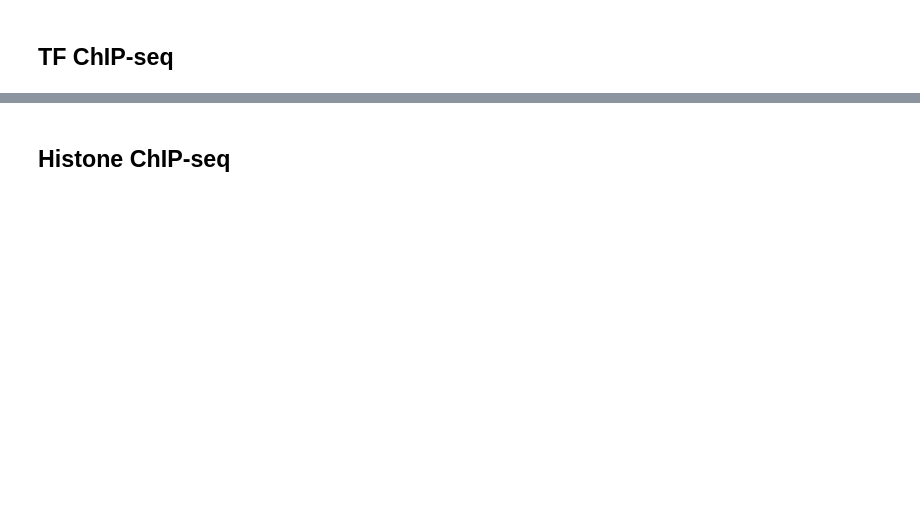
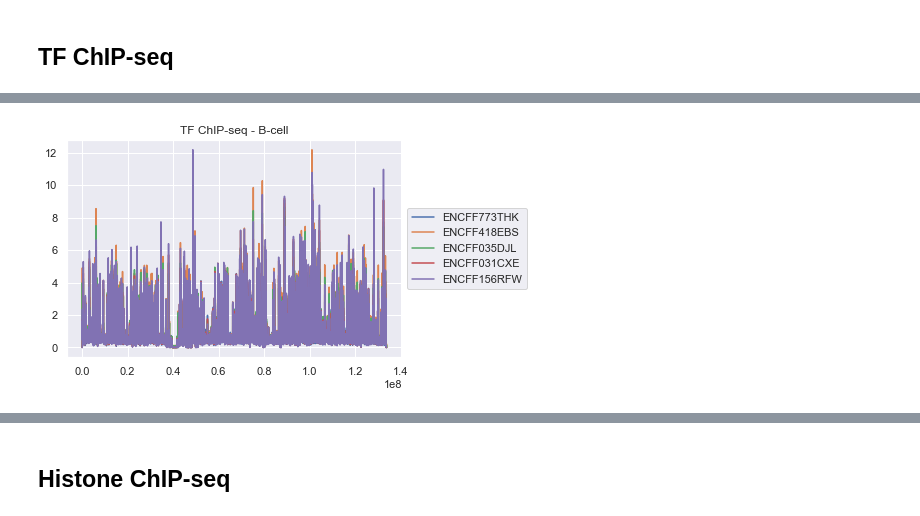
Before and after one commit to Fudenberg-Research-Group/qbio577_fall2022, a Jupyter notebook: encode-bigwig-eda.ipynb, the cells around one changed output, grey strips where cells are left out. Cells and saved outputs as stored; diff of their text form; code cells hidden in the pictures; blank space fills up the shorter version.

```diff
--- a/encode-bigwig-eda.ipynb
+++ b/encode-bigwig-eda.ipynb
@@ -213,10 +323,12 @@ plt.show()
 # %%
-plt.plot(df.start, df.ENCFF773THK)
-plt.plot(df.start, df.ENCFF418EBS)
-plt.plot(df.start, df.ENCFF035DJL)
-plt.plot(df.start, df.ENCFF031CXE)
-plt.plot(df.start, df.ENCFF156RFW)
-plt.legend()
+plt.plot(filtered_df_final.start, filtered_df_final.ENCFF773THK, label = "ENCFF773THK")
+plt.plot(filtered_df_final.start, filtered_df_final.ENCFF418EBS, label = "ENCFF418EBS")
+plt.plot(filtered_df_final.start, filtered_df_final.ENCFF035DJL, label = "ENCFF035DJL")
+plt.plot(filtered_df_final.start, filtered_df_final.ENCFF031CXE, label = "ENCFF031CXE")
+plt.plot(filtered_df_final.start, filtered_df_final.ENCFF156RFW, label = "ENCFF156RFW")
+plt.legend(loc='center left', bbox_to_anchor=(1, 0.5))
 plt.title("TF ChIP-seq - B-cell")
 plt.show()
+# %% [output]
+[figure, added]
 # %%
```
Also changed, not shown: parts of 57 cells of this notebook.
